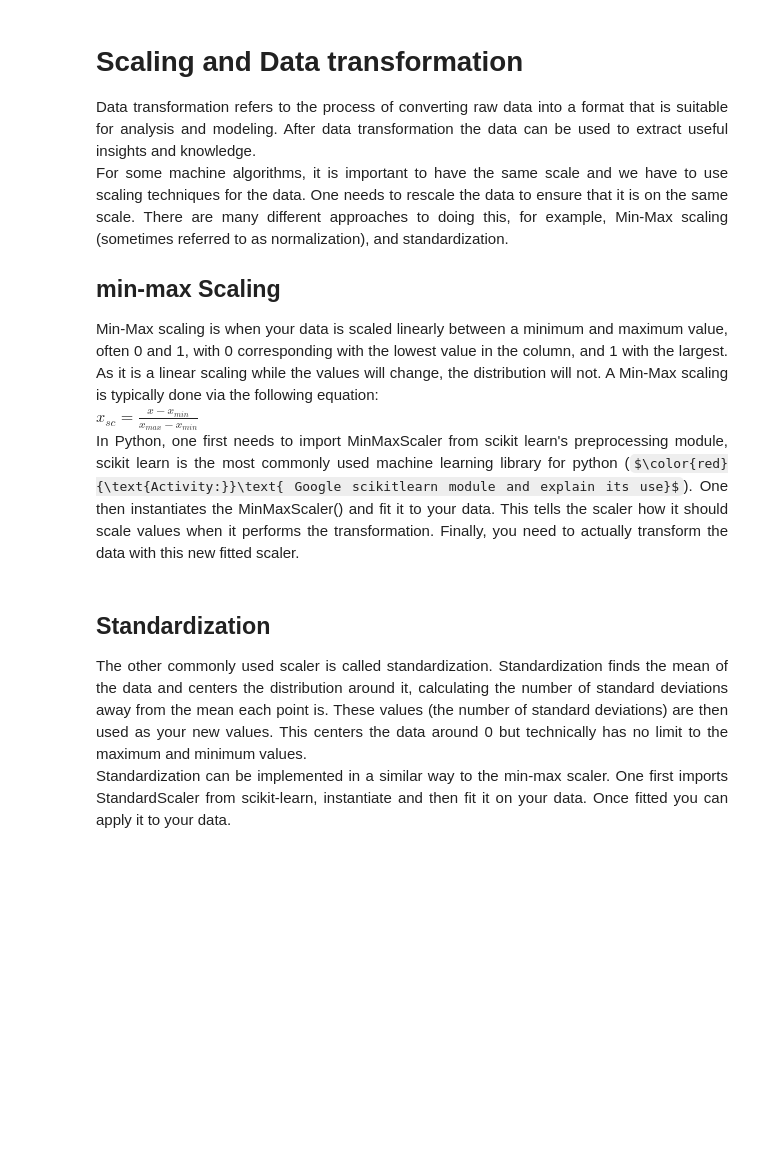
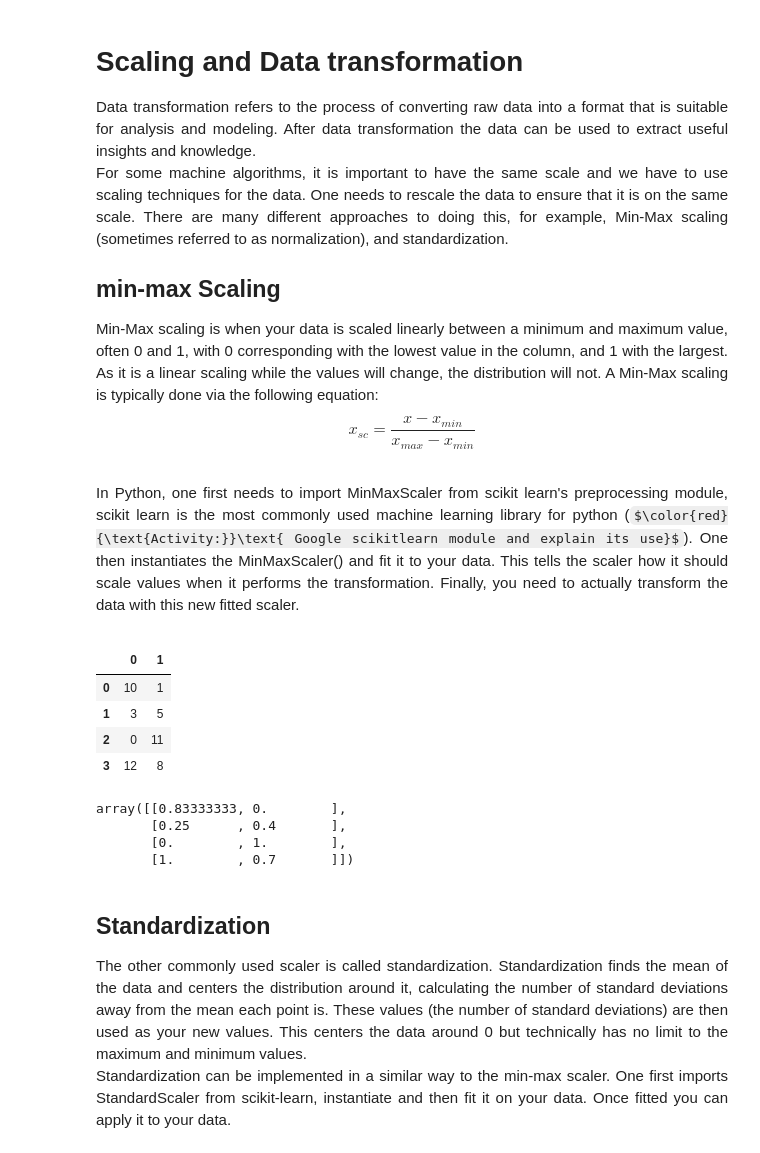
Before and after one commit to EdilbertoAntonio/ejercicios_maestria_icd, a Jupyter notebook: mineria de datos/Transformations.ipynb, the cells around one changed output. Cells and saved outputs as stored; diff of their text form; code cells hidden in the pictures; some formulas as TeX source; blank space fills up the shorter version.

```diff
--- a/mineria de datos/Transformations.ipynb
+++ b/mineria de datos/Transformations.ipynb
@@ -3,26 +3,41 @@
    <div style="text-align: justify">Data transformation refers to the process of converting raw data into a format that is suitable for analysis and modeling. After data transformation the data can be used to extract useful insights and knowledge.<br>
 For some machine algorithms, it is important to have the same scale and we have to use scaling techniques for the data. One needs to rescale the data to ensure that it is on the same scale. There are many different approaches to doing this, for example, Min-Max scaling (sometimes referred to as normalization), and standardization.<br>
     <h2>min-max Scaling</h2>
-Min-Max scaling is when your data is scaled linearly between a minimum and maximum value, often 0 and 1, with 0 corresponding with the lowest value in the column, and 1 with the largest. As it is a linear scaling while the values will change, the distribution will not. A Min-Max scaling is typically done via the following equation:<br>
-$x_{sc}=\frac{x-x_{min}}{x_{max}-x_{min}}$<br>
+Min-Max scaling is when your data is scaled linearly between a minimum and maximum value, often 0 and 1, with 0 corresponding with the lowest value in the column, and 1 with the largest. As it is a linear scaling while the values will change, the distribution will not. A Min-Max scaling is typically done via the following equation:
+
+<br>
+$$x_{sc}=\frac{x-x_{min}}{x_{max}-x_{min}}$$
+<br>
+
 In Python, one first needs to import MinMaxScaler from scikit learn's preprocessing module, scikit learn is the most commonly used machine learning library for python ($\color{red}{\text{Activity:}}\text{ Google scikitlearn module and explain its use}$). One then instantiates the MinMaxScaler() and fit it to your data. This tells the scaler how it should scale values when it performs the transformation. Finally, you need to actually transform the data with this new fitted scaler.
 </div>
 # %%
 #Example
 from sklearn.preprocessing import MinMaxScaler
 import pandas as pd
 
 # create data
 my_dat = pd.DataFrame([[10, 1], [3, 5], [0, 11], [12, 8]])
 
 # scale features
 scaler = MinMaxScaler()
 model=scaler.fit(my_dat)
 scaled_dat=model.transform(my_dat)
 
 scaled_data1=scaler.fit_transform(my_dat)
 # print scaled features
-print(scaled_data1)
+display(my_dat)
+display(scaled_data1)
+# %% [output]
+|  | 0 | 1 |
+| 0 | 10 | 1 |
+| 1 | 3 | 5 |
+| 2 | 0 | 11 |
+| 3 | 12 | 8 |
+array([[0.83333333, 0.        ],
+       [0.25      , 0.4       ],
+       [0.        , 1.        ],
+       [1.        , 0.7       ]])
 # %% [markdown]
 <h2>Standardization</h2>
 <div style="text-align: justify">The other commonly used scaler is called standardization. Standardization finds the mean of the data and centers the distribution around it, calculating the number of standard deviations away from the mean each point is. These values (the number of standard deviations) are then used as your new values. This centers the data around 0 but technically has no limit to the maximum and minimum values.<br>
```
Also changed, not shown: parts of 5 cells of this notebook, 3 other files.
